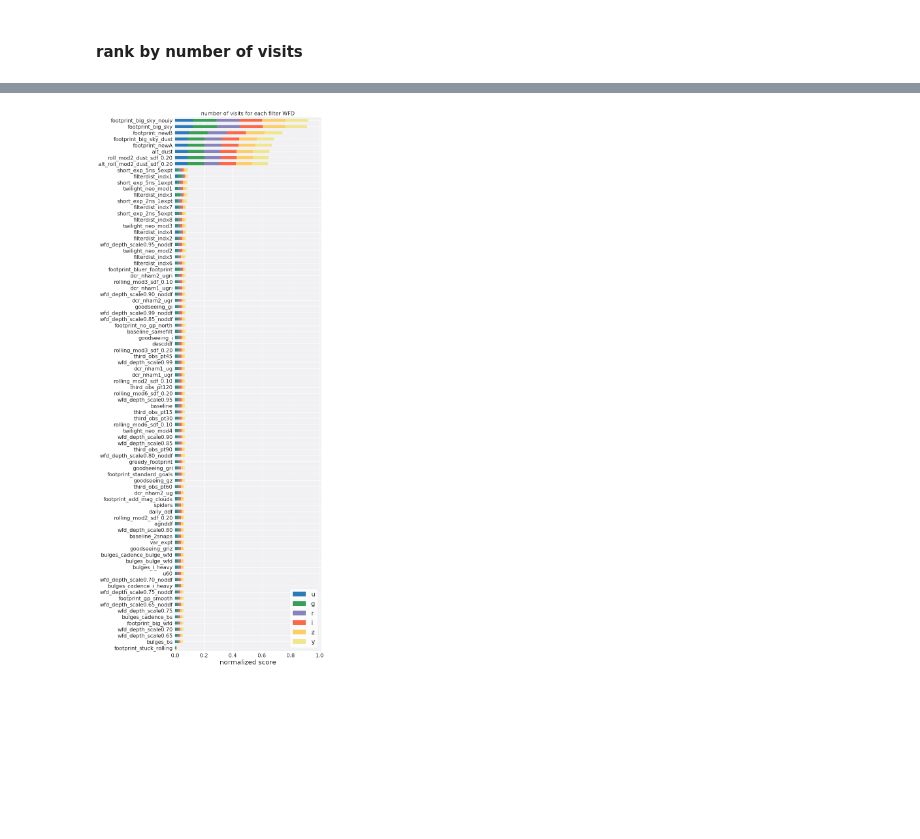
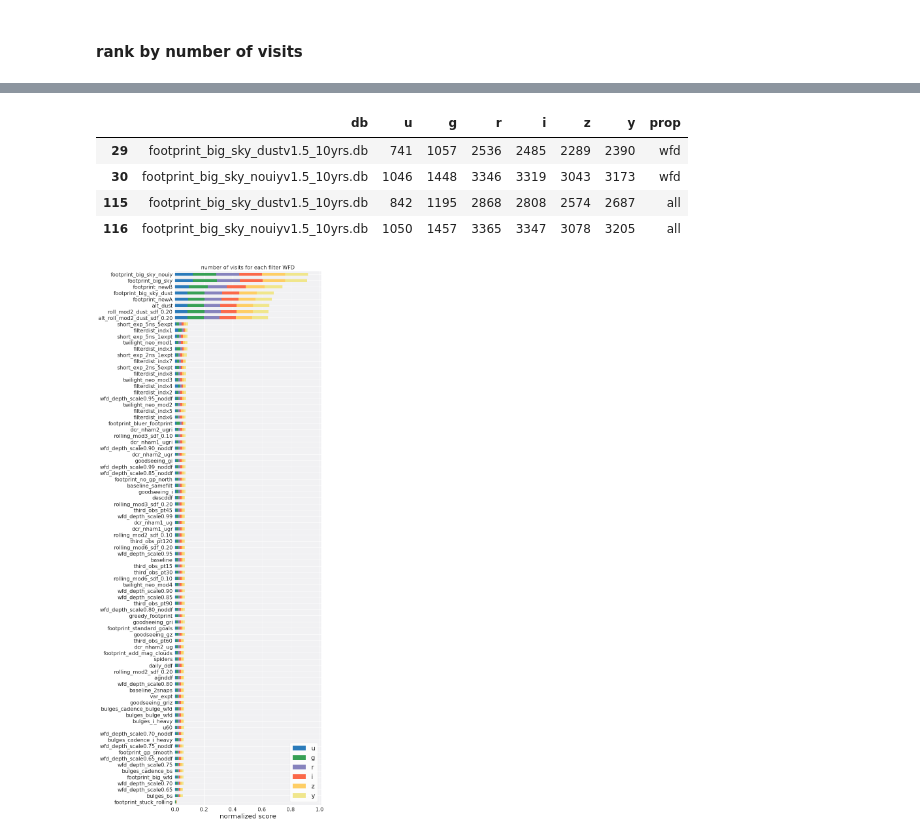
Before and after one commit to fedhere/LSSTunknowns, a Jupyter notebook: tdAnom/LMC_SMC_coverage.ipynb, the cells around one changed output, grey strips where cells are left out. Drawn from its saved outputs; the diff is of its cells as text; code cells hidden in the pictures; blank space fills up the shorter version.

```diff
--- a/tdAnom/LMC_SMC_coverage.ipynb
+++ b/tdAnom/LMC_SMC_coverage.ipynb
@@ -284,3 +303,11 @@ df_Nv = df_Nv.reset_index()
+# %%
+df_Nv[df_Nv.db.str.contains('footprint_big_sky_')]
+# %% [output]
+|  | db | u | g | r | i | z | y | prop |
+| 29 | footprint_big_sky_dustv1.5_10yrs.db | 741 | 1057 | 2536 | 2485 | 2289 | 2390 | wfd |
+| 30 | footprint_big_sky_nouiyv1.5_10yrs.db | 1046 | 1448 | 3346 | 3319 | 3043 | 3173 | wfd |
+| 115 | footprint_big_sky_dustv1.5_10yrs.db | 842 | 1195 | 2868 | 2808 | 2574 | 2687 | all |
+| 116 | footprint_big_sky_nouiyv1.5_10yrs.db | 1050 | 1457 | 3365 | 3347 | 3078 | 3205 | all |
 # %%
 df_norm = get_df_norm(df=df_Nv, cols=filters)
 
```
Also changed, not shown: parts of 7 cells of this notebook, 2 other files.
